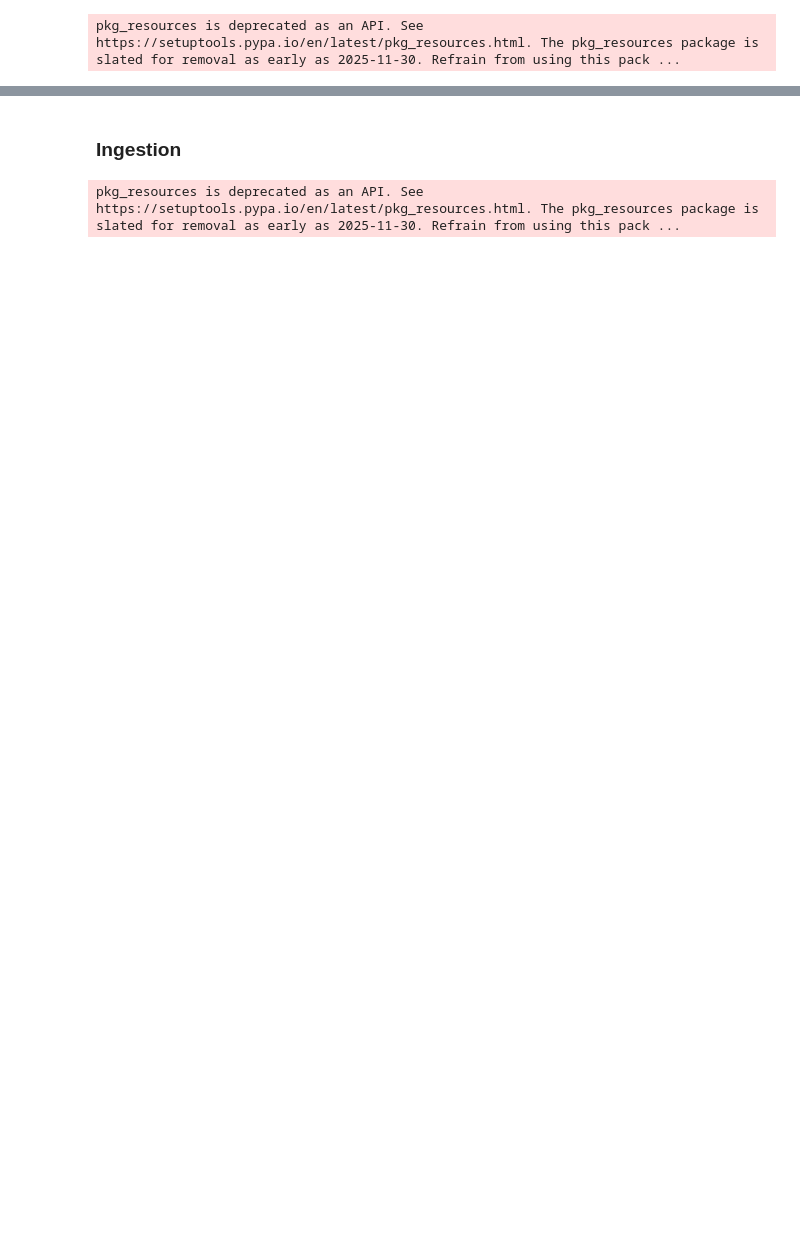
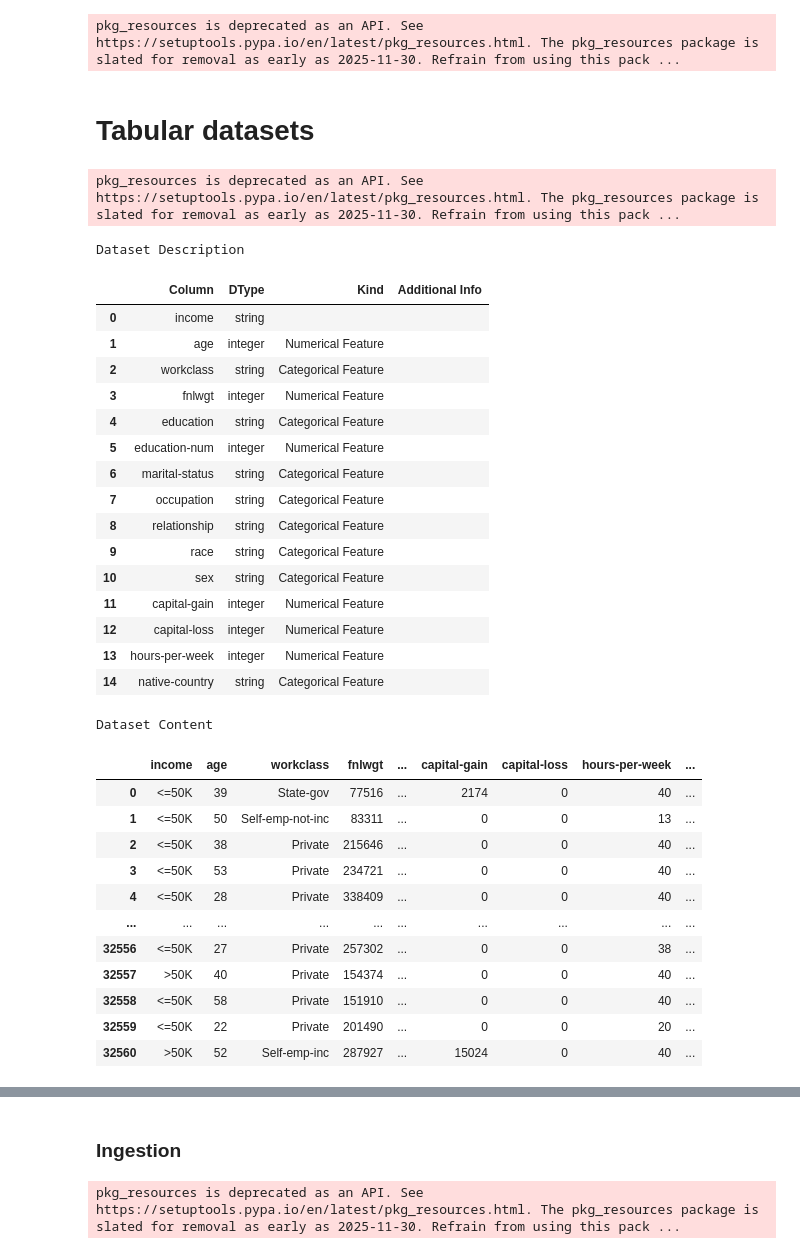
Before and after one commit to elgenio123/deepfix, a Jupyter notebook: examples/dataset_analysis.ipynb, the cells around one changed output, grey strips where cells are left out. Cells and saved outputs as stored; diff of their text form; code cells hidden in the pictures; blank space fills up the shorter version.

```diff
--- a/examples/dataset_analysis.ipynb
+++ b/examples/dataset_analysis.ipynb
@@ -4,3 +4,53 @@ from deepfix.client import DeepFixClient
 pkg_resources is deprecated as an API. See https://setuptools.pypa.io/en/latest/pkg_resources.html. The pkg_resources package is slated for removal as early as 2025-11-30. Refrain from using this pack ...
 # %%
 client = DeepFixClient(api_url="http://localhost:8844",timeout=120)
+# %% [markdown]
+# Tabular datasets
+# %%
+from deepfix_sdk.zoo.datasets import (load_adult_classification,
+                                        load_iris_classification,
+                                        load_airbnb_regression,
+                                        load_wine_quality_regression,
+                                        load_avocado_regression
+                                    )
+from deepfix_sdk.data.datasets import TabularDataset
+from deepfix_sdk.integrations.deepchecks import get_deepchecks_runner
+# %% [output]
+pkg_resources is deprecated as an API. See https://setuptools.pypa.io/en/latest/pkg_resources.html. The pkg_resources package is slated for removal as early as 2025-11-30. Refrain from using this pack ...
+# %%
+# Ingestion
+train, test = load_adult_classification(as_train_test=True)
+dataset_name="adult-classification"
+# %%
+train
+# %% [output]
+Dataset Description
+|  | Column | DType | Kind | Additional Info |
+| 0 | income | string |  |  |
+| 1 | age | integer | Numerical Feature |  |
+| 2 | workclass | string | Categorical Feature |  |
+| 3 | fnlwgt | integer | Numerical Feature |  |
+| 4 | education | string | Categorical Feature |  |
+| 5 | education-num | integer | Numerical Feature |  |
+| 6 | marital-status | string | Categorical Feature |  |
+| 7 | occupation | string | Categorical Feature |  |
+| 8 | relationship | string | Categorical Feature |  |
+| 9 | race | string | Categorical Feature |  |
+| 10 | sex | string | Categorical Feature |  |
+| 11 | capital-gain | integer | Numerical Feature |  |
+| 12 | capital-loss | integer | Numerical Feature |  |
+| 13 | hours-per-week | integer | Numerical Feature |  |
+| 14 | native-country | string | Categorical Feature |  |
+Dataset Content
+|  | income | age | workclass | fnlwgt | ... | capital-gain | capital-loss | hours-per-week | ... |
+| 0 | <=50K | 39 | State-gov | 77516 | ... | 2174 | 0 | 40 | ... |
+| 1 | <=50K | 50 | Self-emp-not-inc | 83311 | ... | 0 | 0 | 13 | ... |
+| 2 | <=50K | 38 | Private | 215646 | ... | 0 | 0 | 40 | ... |
+| 3 | <=50K | 53 | Private | 234721 | ... | 0 | 0 | 40 | ... |
+| 4 | <=50K | 28 | Private | 338409 | ... | 0 | 0 | 40 | ... |
+| ... | ... | ... | ... | ... | ... | ... | ... | ... | ... |
+| 32556 | <=50K | 27 | Private | 257302 | ... | 0 | 0 | 38 | ... |
+| 32557 | >50K | 40 | Private | 154374 | ... | 0 | 0 | 40 | ... |
+| 32558 | <=50K | 58 | Private | 151910 | ... | 0 | 0 | 40 | ... |
+| 32559 | <=50K | 22 | Private | 201490 | ... | 0 | 0 | 20 | ... |
+| 32560 | >50K | 52 | Self-emp-inc | 287927 | ... | 15024 | 0 | 40 | ... |
```
Also changed, not shown: parts of 20 cells of this notebook, 13 other files.
